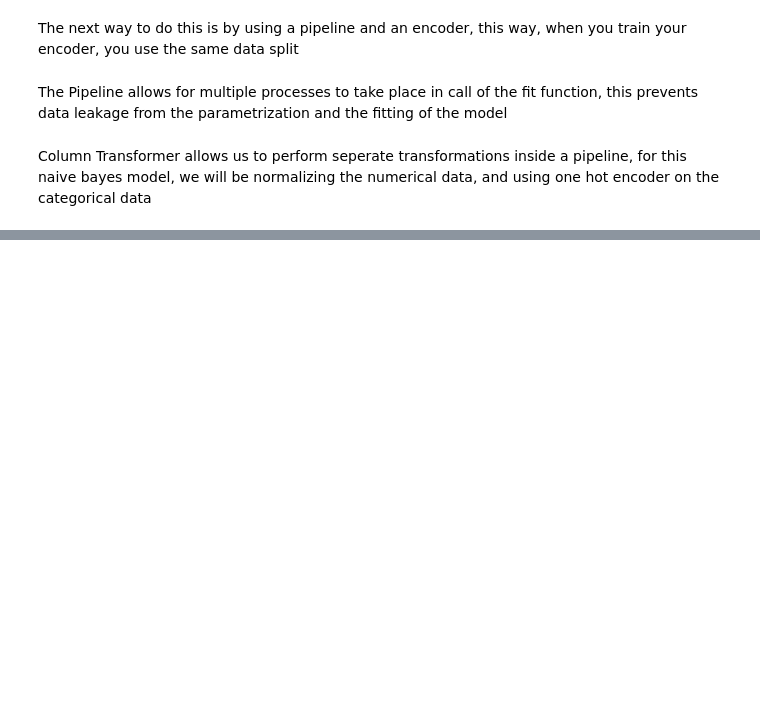
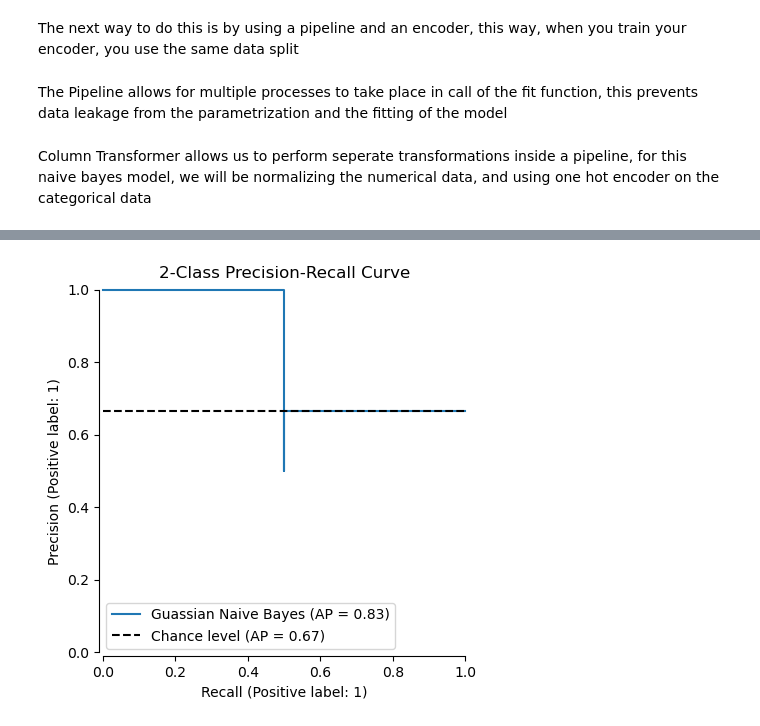
Before and after one commit to pavobravo11/scikit-learn-modules, a Jupyter notebook: 2. Naive_Bayes/1. Bayes_Theorem.ipynb, the cells around one changed output, grey strips where cells are left out. Cells and saved outputs as stored; diff of their text form; code cells hidden in the pictures; blank space fills up the shorter version.

Commit message:
finished reviewing naive bayes

```diff
--- a/2. Naive_Bayes/1. Bayes_Theorem.ipynb
+++ b/2. Naive_Bayes/1. Bayes_Theorem.ipynb
@@ -190,0 +243,21 @@ pipe = Pipeline([
+# %%
+# Split the data
+X_train, X_test, y_train, y_test = train_test_split(
+    X, y,
+    test_size=0.2,
+    random_state=1992
+)
+
+clf = RandomizedSearchCV(
+    estimator=pipe,
+    param_distributions={
+        'guassiannb__var_smoothing': loguniform(1e-12, 1e-7)
+    },
+    scoring='accuracy',
+    cv=4,
+    n_jobs=-1,
+    return_train_score=True,
+    random_state=1992
+)
+
+clf.fit(X_train, y_train)
@@ -190,0 +318,13 @@ pipe = Pipeline([
+# %%
+disp = PrecisionRecallDisplay.from_estimator(
+    estimator=clf,
+    X=X_test,
+    y=y_test,
+    name="Guassian Naive Bayes",
+    plot_chance_level=True,
+    despine=True
+)
+
+_ = disp.ax_.set_title("2-Class Precision-Recall Curve")
+# %% [output]
+[figure, added]
```
Also changed, not shown: parts of 18 cells of this notebook.
